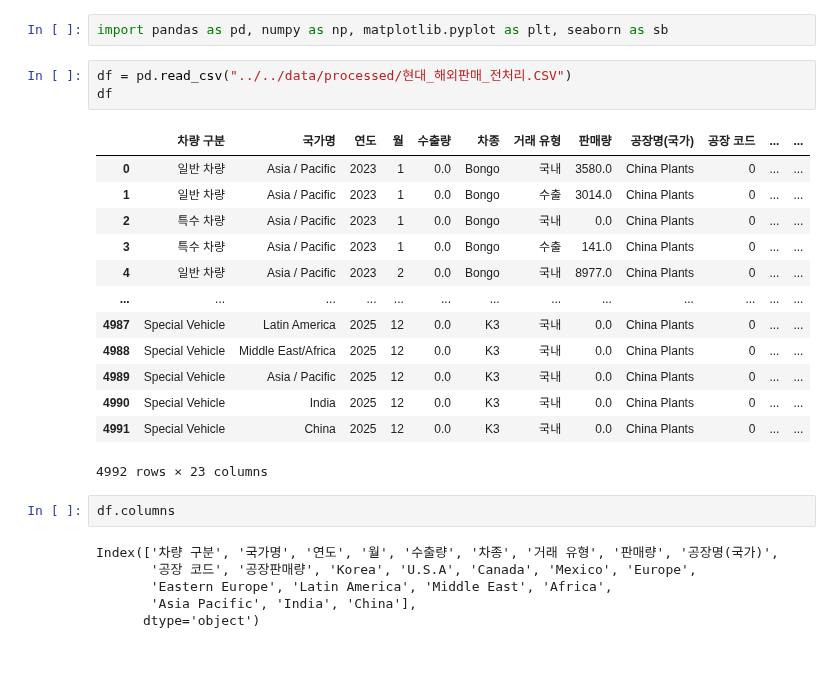
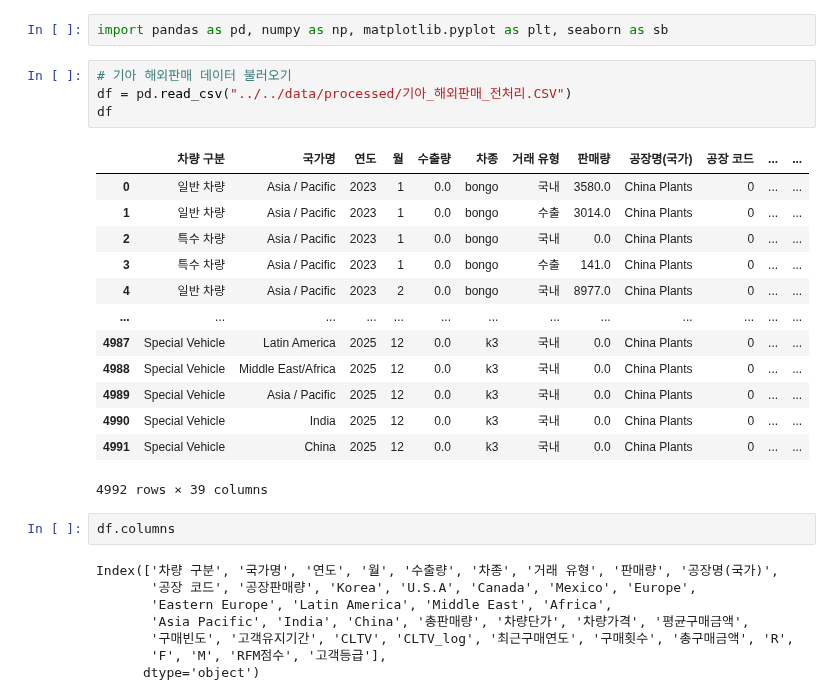
Before and after one commit to CodeWorks-hi/mini-project-2, a Jupyter notebook: jupyter_notebooks/모델_개발/sales_pred_model.ipynb, the cells around one changed output. Cells and saved outputs as stored; diff of their text form; blank space fills up the shorter version.

```diff
--- a/jupyter_notebooks/모델_개발/sales_pred_model.ipynb
+++ b/jupyter_notebooks/모델_개발/sales_pred_model.ipynb
@@ -1,27 +1,30 @@
 # %%
 import pandas as pd, numpy as np, matplotlib.pyplot as plt, seaborn as sb
 # %%
-df = pd.read_csv("../../data/processed/현대_해외판매_전처리.CSV")
+# 기아 해외판매 데이터 불러오기
+df = pd.read_csv("../../data/processed/기아_해외판매_전처리.CSV")
 df
 # %% [output]
 |  | 차량 구분 | 국가명 | 연도 | 월 | 수출량 | 차종 | 거래 유형 | 판매량 | 공장명(국가) | 공장 코드 | ... | ... |
-| 0 | 일반 차량 | Asia / Pacific | 2023 | 1 | 0.0 | Bongo | 국내 | 3580.0 | China Plants | 0 | ... | ... |
-| 1 | 일반 차량 | Asia / Pacific | 2023 | 1 | 0.0 | Bongo | 수출 | 3014.0 | China Plants | 0 | ... | ... |
-| 2 | 특수 차량 | Asia / Pacific | 2023 | 1 | 0.0 | Bongo | 국내 | 0.0 | China Plants | 0 | ... | ... |
-| 3 | 특수 차량 | Asia / Pacific | 2023 | 1 | 0.0 | Bongo | 수출 | 141.0 | China Plants | 0 | ... | ... |
-| 4 | 일반 차량 | Asia / Pacific | 2023 | 2 | 0.0 | Bongo | 국내 | 8977.0 | China Plants | 0 | ... | ... |
+| 0 | 일반 차량 | Asia / Pacific | 2023 | 1 | 0.0 | bongo | 국내 | 3580.0 | China Plants | 0 | ... | ... |
+| 1 | 일반 차량 | Asia / Pacific | 2023 | 1 | 0.0 | bongo | 수출 | 3014.0 | China Plants | 0 | ... | ... |
+| 2 | 특수 차량 | Asia / Pacific | 2023 | 1 | 0.0 | bongo | 국내 | 0.0 | China Plants | 0 | ... | ... |
+| 3 | 특수 차량 | Asia / Pacific | 2023 | 1 | 0.0 | bongo | 수출 | 141.0 | China Plants | 0 | ... | ... |
+| 4 | 일반 차량 | Asia / Pacific | 2023 | 2 | 0.0 | bongo | 국내 | 8977.0 | China Plants | 0 | ... | ... |
 | ... | ... | ... | ... | ... | ... | ... | ... | ... | ... | ... | ... | ... |
-| 4987 | Special Vehicle | Latin America | 2025 | 12 | 0.0 | K3 | 국내 | 0.0 | China Plants | 0 | ... | ... |
-| 4988 | Special Vehicle | Middle East/Africa | 2025 | 12 | 0.0 | K3 | 국내 | 0.0 | China Plants | 0 | ... | ... |
-| 4989 | Special Vehicle | Asia / Pacific | 2025 | 12 | 0.0 | K3 | 국내 | 0.0 | China Plants | 0 | ... | ... |
-| 4990 | Special Vehicle | India | 2025 | 12 | 0.0 | K3 | 국내 | 0.0 | China Plants | 0 | ... | ... |
-| 4991 | Special Vehicle | China | 2025 | 12 | 0.0 | K3 | 국내 | 0.0 | China Plants | 0 | ... | ... |
+| 4987 | Special Vehicle | Latin America | 2025 | 12 | 0.0 | k3 | 국내 | 0.0 | China Plants | 0 | ... | ... |
+| 4988 | Special Vehicle | Middle East/Africa | 2025 | 12 | 0.0 | k3 | 국내 | 0.0 | China Plants | 0 | ... | ... |
+| 4989 | Special Vehicle | Asia / Pacific | 2025 | 12 | 0.0 | k3 | 국내 | 0.0 | China Plants | 0 | ... | ... |
+| 4990 | Special Vehicle | India | 2025 | 12 | 0.0 | k3 | 국내 | 0.0 | China Plants | 0 | ... | ... |
+| 4991 | Special Vehicle | China | 2025 | 12 | 0.0 | k3 | 국내 | 0.0 | China Plants | 0 | ... | ... |
-4992 rows × 23 columns
+4992 rows × 39 columns
 # %%
 df.columns
 # %% [output]
 Index(['차량 구분', '국가명', '연도', '월', '수출량', '차종', '거래 유형', '판매량', '공장명(국가)',
        '공장 코드', '공장판매량', 'Korea', 'U.S.A', 'Canada', 'Mexico', 'Europe',
        'Eastern Europe', 'Latin America', 'Middle East', 'Africa',
-       'Asia Pacific', 'India', 'China'],
+       'Asia Pacific', 'India', 'China', '총판매량', '차량단가', '차량가격', '평균구매금액',
+       '구매빈도', '고객유지기간', 'CLTV', 'CLTV_log', '최근구매연도', '구매횟수', '총구매금액', 'R',
+       'F', 'M', 'RFM점수', '고객등급'],
       dtype='object')
```
Also changed, not shown: parts of 19 cells of this notebook, 5 other files.
